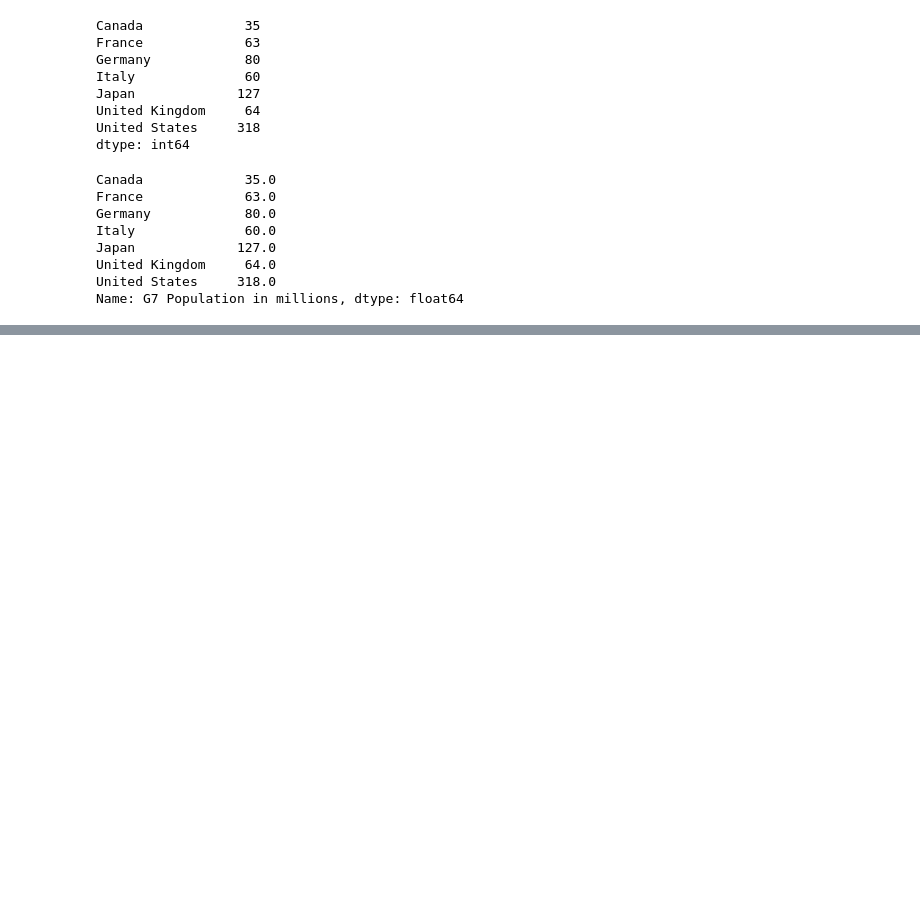
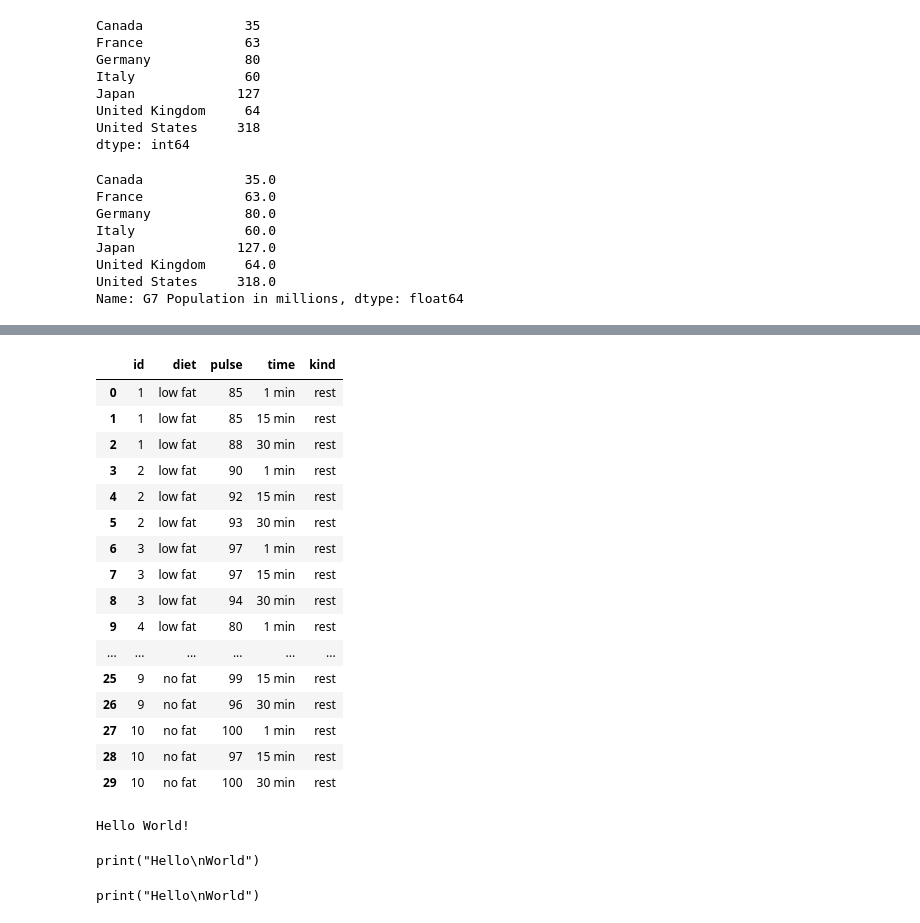
Before and after one commit to hh-blaire-cho/ds101_2025Jun, a Jupyter notebook: 04_Pandas_Series.ipynb, the cells around one changed output, grey strips where cells are left out. Cells and saved outputs as stored; diff of their text form; code cells hidden in the pictures; blank space fills up the shorter version.

```diff
--- a/04_Pandas_Series.ipynb
+++ b/04_Pandas_Series.ipynb
@@ -514,0 +680,33 @@ Name: G7 Population in millions, dtype: float64
+# %%
+df.loc[df["kind"] == "rest", "pulse"]
+# %% [output]
+|  | id | diet | pulse | time | kind |
+| 0 | 1 | low fat | 85 | 1 min | rest |
+| 1 | 1 | low fat | 85 | 15 min | rest |
+| 2 | 1 | low fat | 88 | 30 min | rest |
+| 3 | 2 | low fat | 90 | 1 min | rest |
+| 4 | 2 | low fat | 92 | 15 min | rest |
+| 5 | 2 | low fat | 93 | 30 min | rest |
+| 6 | 3 | low fat | 97 | 1 min | rest |
+| 7 | 3 | low fat | 97 | 15 min | rest |
+| 8 | 3 | low fat | 94 | 30 min | rest |
+| 9 | 4 | low fat | 80 | 1 min | rest |
+| ... | ... | ... | ... | ... | ... |
+| 25 | 9 | no fat | 99 | 15 min | rest |
+| 26 | 9 | no fat | 96 | 30 min | rest |
+| 27 | 10 | no fat | 100 | 1 min | rest |
+| 28 | 10 | no fat | 97 | 15 min | rest |
+| 29 | 10 | no fat | 100 | 30 min | rest |
+# %%
+x = input()
+print(x)
+# %% [output]
+Hello World!
+# %%
+print('print("Hello\\nWorld")')
+# %% [output]
+print("Hello\nWorld")
+# %%
+print('print("Hello\\nWorld")')
+# %% [output]
+print("Hello\nWorld")
```
Also changed, not shown: parts of 39 cells of this notebook, 5 other files.
